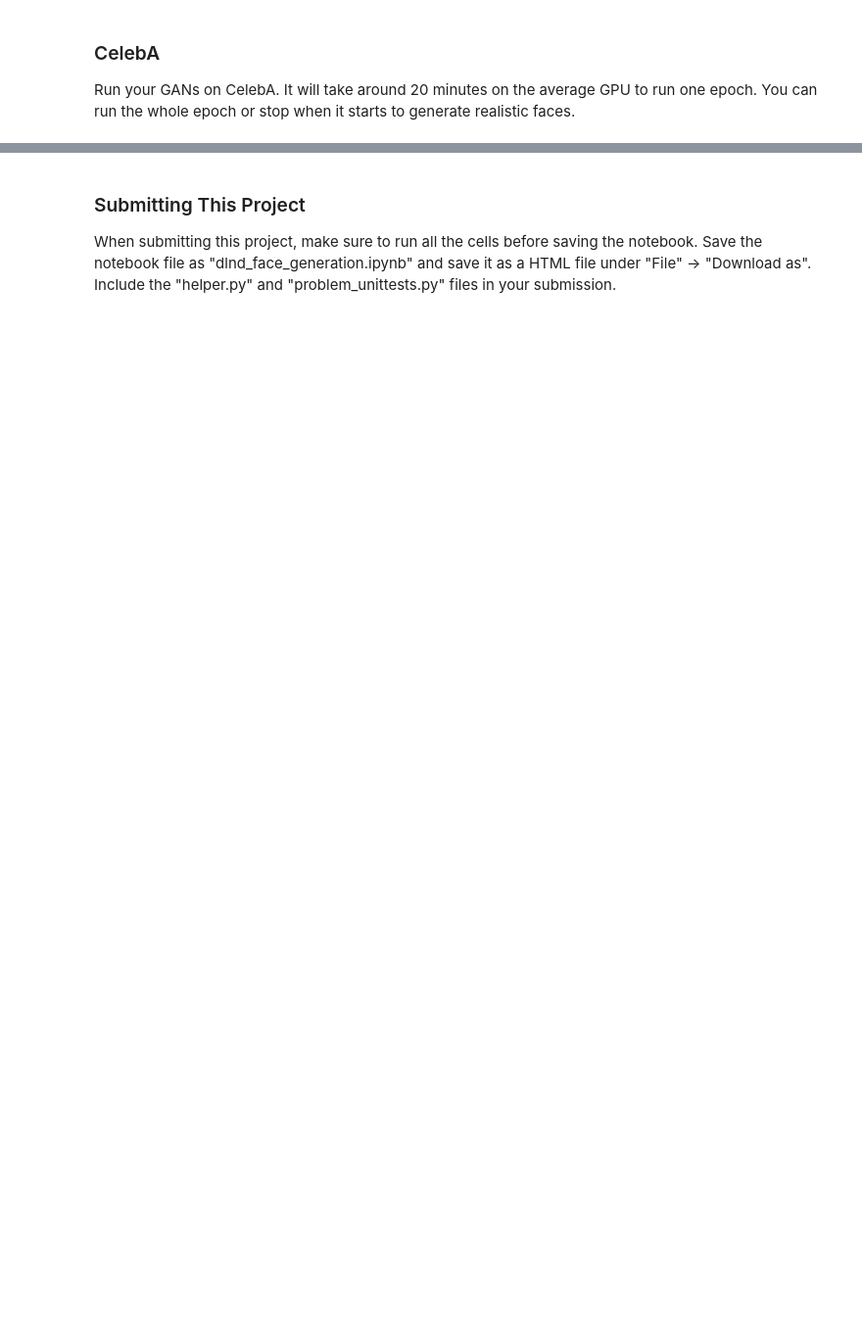
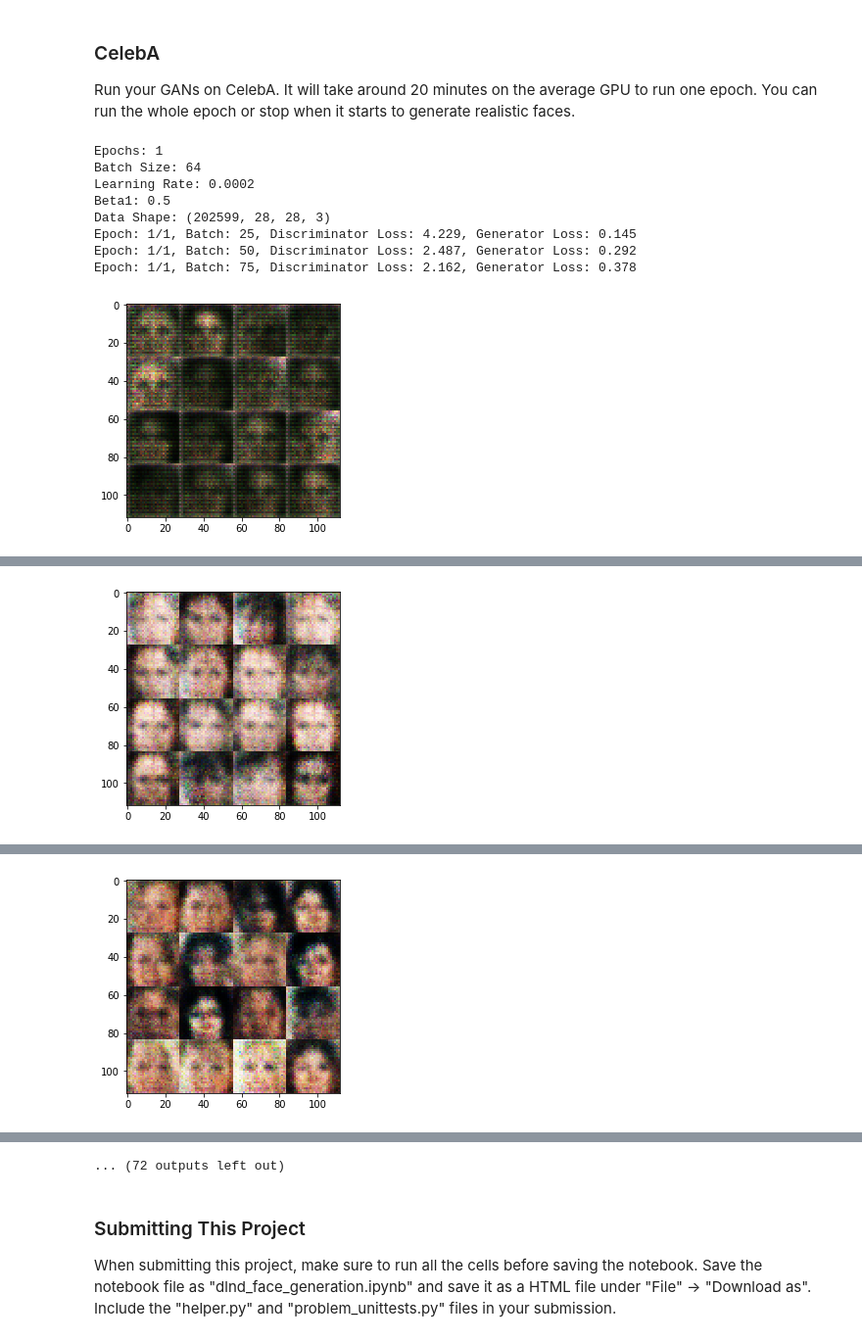
Before and after one commit to adukic/nd101, a Jupyter notebook: face_generation/dlnd_face_generation.ipynb, the cells around one changed output, grey strips where cells are left out. Shown at 98% size. Saved outputs shown, nothing was run; the diff lists cells and outputs as text; code cells hidden in the pictures; blank space fills up the shorter version.

```diff
--- a/face_generation/dlnd_face_generation.ipynb
+++ b/face_generation/dlnd_face_generation.ipynb
@@ -403,18 +421,28 @@ KeyboardInterrupt:
 ### CelebA
 Run your GANs on CelebA.  It will take around 20 minutes on the average GPU to run one epoch.  You can run the whole epoch or stop when it starts to generate realistic faces.
 # %%
-batch_size = 200
-z_dim = 150
-learning_rate = 0.0004
-beta1 = 0.4
+batch_size = 64
+z_dim = 100
+learning_rate = 0.0002
+beta1 = 0.5
 
 
 """
 DON'T MODIFY ANYTHING IN THIS CELL THAT IS BELOW THIS LINE
 """
 epochs = 1
 
 celeba_dataset = helper.Dataset('celeba', glob(os.path.join(data_dir, 'img_align_celeba/*.jpg')))
 with tf.Graph().as_default():
     train(epochs, batch_size, z_dim, learning_rate, beta1, celeba_dataset.get_batches,
           celeba_dataset.shape, celeba_dataset.image_mode)
+# %% [output]
+Epochs: 1
+Batch Size: 64
+Learning Rate: 0.0002
+Beta1: 0.5
+Data Shape: (202599, 28, 28, 3)
+Epoch: 1/1, Batch: 25, Discriminator Loss: 4.229, Generator Loss: 0.145
+Epoch: 1/1, Batch: 50, Discriminator Loss: 2.487, Generator Loss: 0.292
+Epoch: 1/1, Batch: 75, Discriminator Loss: 2.162, Generator Loss: 0.378
+[figure, added]
@@ -420,0 +452 @@ with tf.Graph().as_default():
+[figure, added]
@@ -420,0 +456 @@ with tf.Graph().as_default():
+[figure, added]
@@ -421,3 +469,4 @@ with tf.Graph().as_default():
+... (72 outputs left out)
 # %% [markdown]
 ### Submitting This Project
 When submitting this project, make sure to run all the cells before saving the notebook. Save the notebook file as "dlnd_face_generation.ipynb" and save it as a HTML file under "File" -> "Download as". Include the "helper.py" and "problem_unittests.py" files in your submission.
```
Also changed, not shown: parts of 6 cells of this notebook, 2 other files.
